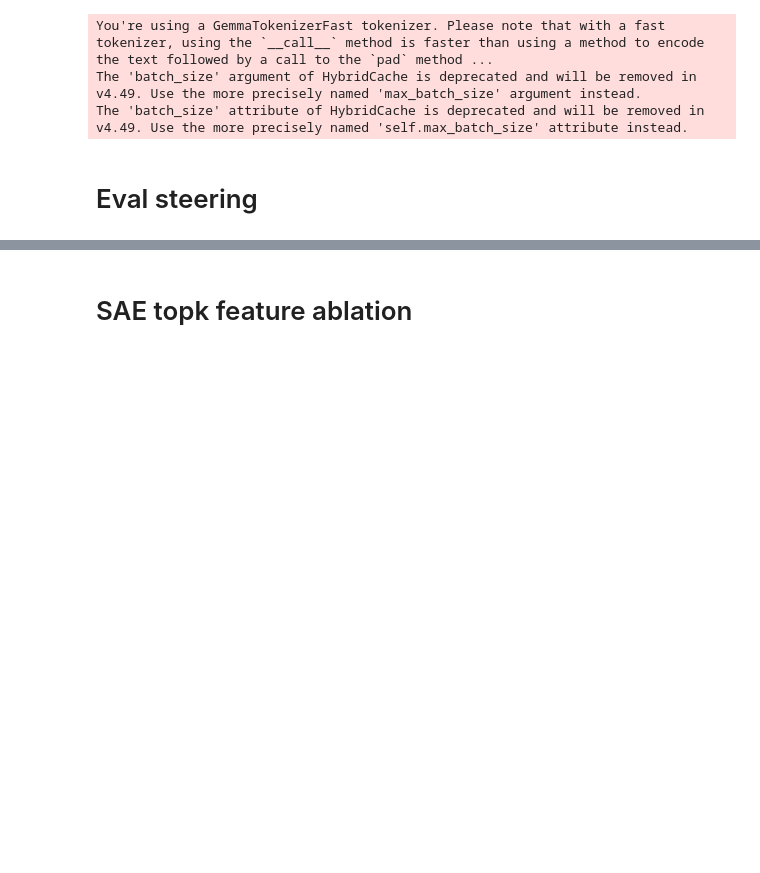
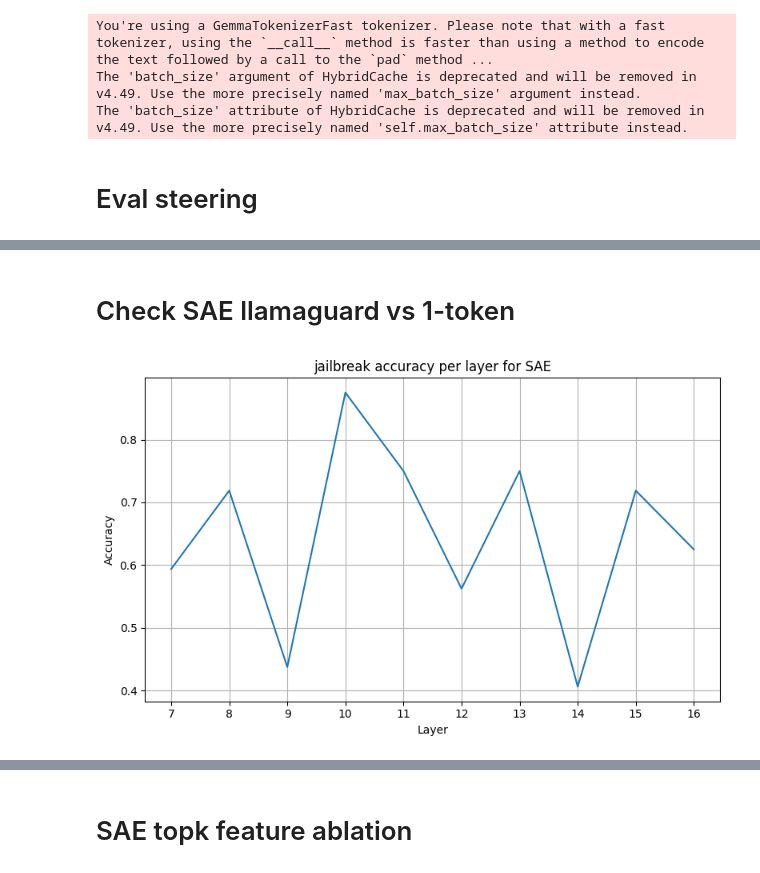
Before and after one commit to SenticNet/Refusal-SAE, a Jupyter notebook: feature_circuit.ipynb, the cells around one changed output, grey strips where cells are left out. Saved outputs shown, nothing was run; the diff lists cells and outputs as text; code cells hidden in the pictures; blank space fills up the shorter version.

```diff
--- a/feature_circuit.ipynb
+++ b/feature_circuit.ipynb
@@ -384,0 +491,18 @@ plot_lines(all_results, labels=["Harmful", "Harmless",'Combined'], x_label="Laye
+# %% [markdown]
+# Check SAE llamaguard vs 1-token
+# %%
+bz = 32
+
+jailbreak_layer_sae = defaultdict(list)
+sae_layer_range = range(7,17)
+for layer in tqdm(sae_layer_range,total = len(sae_layer_range)):
+    jailbreak_prompts = harmful_train
+    jl_feats = topk_feat_sim(model,last_vec_steering,layer,topk=30)
+    jailbreak_resp = generate_examples(jailbreak_prompts,model,feats = jl_feats,vec = last_vec_steering,vec_layer = layer,steering_type = 'sae',harmful = True,max_new_tokens=256)
+    jailbreak_score = llamaguard_eval(jailbreak_prompts,jailbreak_resp)
+    jailbreak_layer_sae[layer].extend(jailbreak_score)
+
+mean_jailbreak_layer_sae = np.array([np.mean(v) for v in jailbreak_layer_sae.values()])
+plot_lines(mean_jailbreak_layer_sae, x_label="Layer", y_label="Accuracy",grid=True,title = 'jailbreak accuracy per layer for SAE',xtick_vals = list(sae_layer_range))
+# %% [output]
+[figure, added]
```
Also changed, not shown: parts of 23 cells of this notebook.
